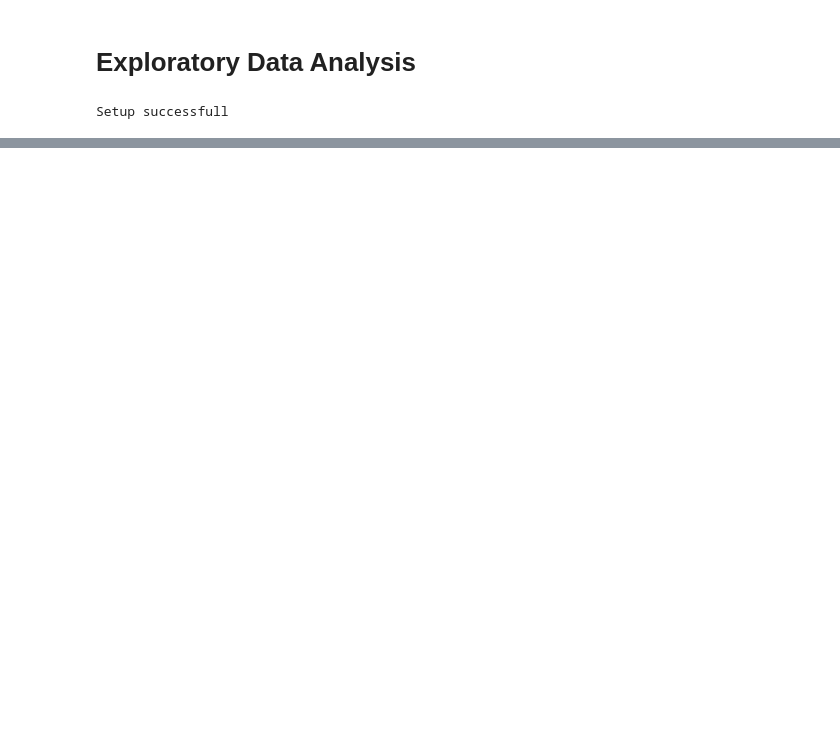
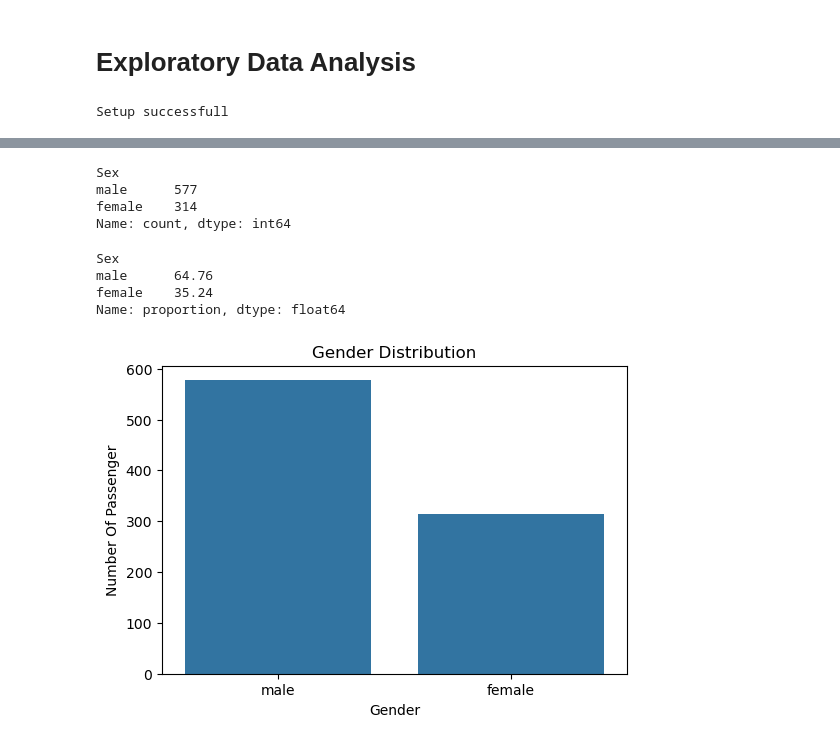
Before and after one commit to pavanpal00000-maker/Titanic--Survival-Analysis-, a Jupyter notebook: Notebooks/02_exploratory_data_analysis.ipynb, the cells around one changed output, grey strips where cells are left out. Drawn from its saved outputs; the diff is of its cells as text; code cells hidden in the pictures; blank space fills up the shorter version.

```diff
--- a/Notebooks/02_exploratory_data_analysis.ipynb
+++ b/Notebooks/02_exploratory_data_analysis.ipynb
@@ -39,0 +159,23 @@ dtype: int64
+# %%
+df['Sex'].value_counts()
+# %% [output]
+Sex
+male      577
+female    314
+Name: count, dtype: int64
+# %%
+(df['Sex'].value_counts(normalize=True)*100).round(2)
+# %% [output]
+Sex
+male      64.76
+female    35.24
+Name: proportion, dtype: float64
+# %%
+plt.figure(figsize=(6,4))
+sns.countplot(data=df,x='Sex')
+plt.title('Gender Distribution')
+plt.xlabel('Gender')
+plt.ylabel('Number Of Passenger')
+plt.show()
+# %% [output]
+[figure, added]
```
Also changed, not shown: parts of 33 cells of this notebook.
